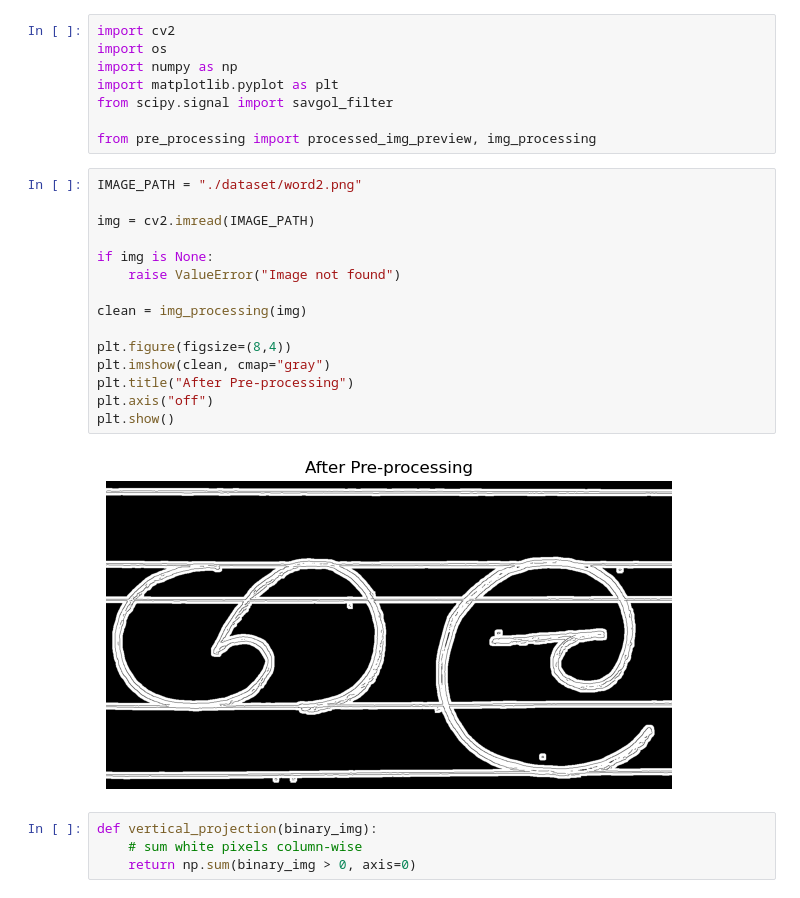
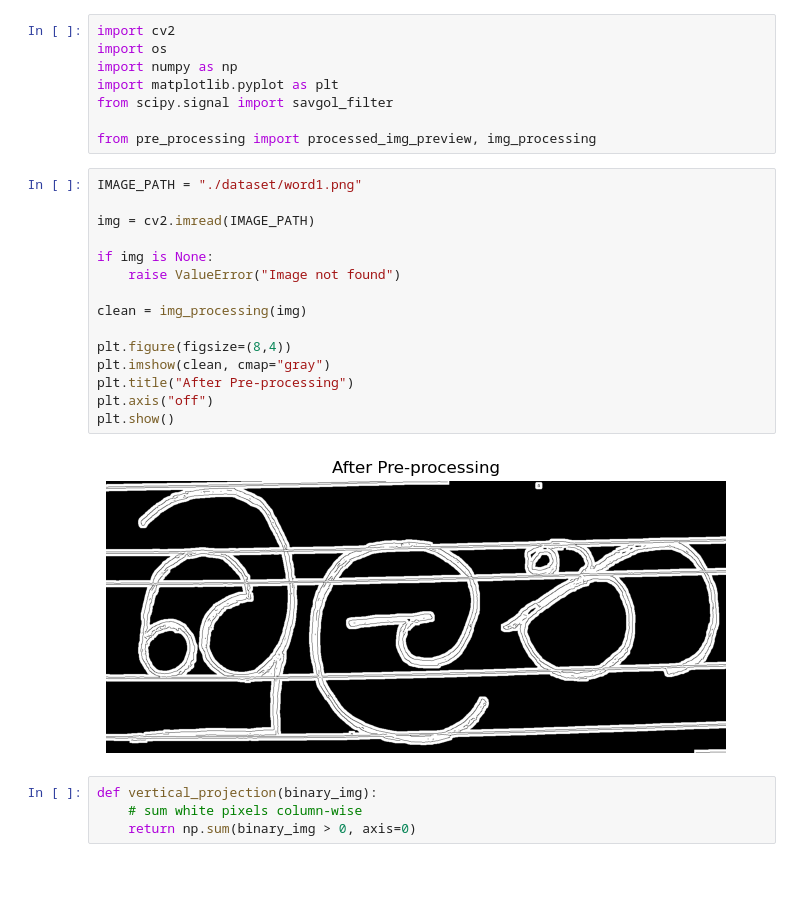
Before and after one commit to RaviduSenavirathna/Sinhala-Word-Recognizer, a Jupyter notebook: word_segmenting.ipynb, the cells around one changed output. Saved outputs shown, nothing was run; the diff lists cells and outputs as text.

```diff
--- a/word_segmenting.ipynb
+++ b/word_segmenting.ipynb
@@ -7,22 +7,22 @@ from scipy.signal import savgol_filter
 
 from pre_processing import processed_img_preview, img_processing
 # %%
-IMAGE_PATH = "./dataset/word2.png"
+IMAGE_PATH = "./dataset/word1.png"
 
 img = cv2.imread(IMAGE_PATH)
 
 if img is None:
     raise ValueError("Image not found")
 
 clean = img_processing(img)
 
 plt.figure(figsize=(8,4))
 plt.imshow(clean, cmap="gray")
 plt.title("After Pre-processing")
 plt.axis("off")
 plt.show()
 # %% [output]
-[figure, old version]
+[figure, new version]
 # %%
 def vertical_projection(binary_img):
     # sum white pixels column-wise
```
Also changed, not shown: parts of 4 cells of this notebook.
